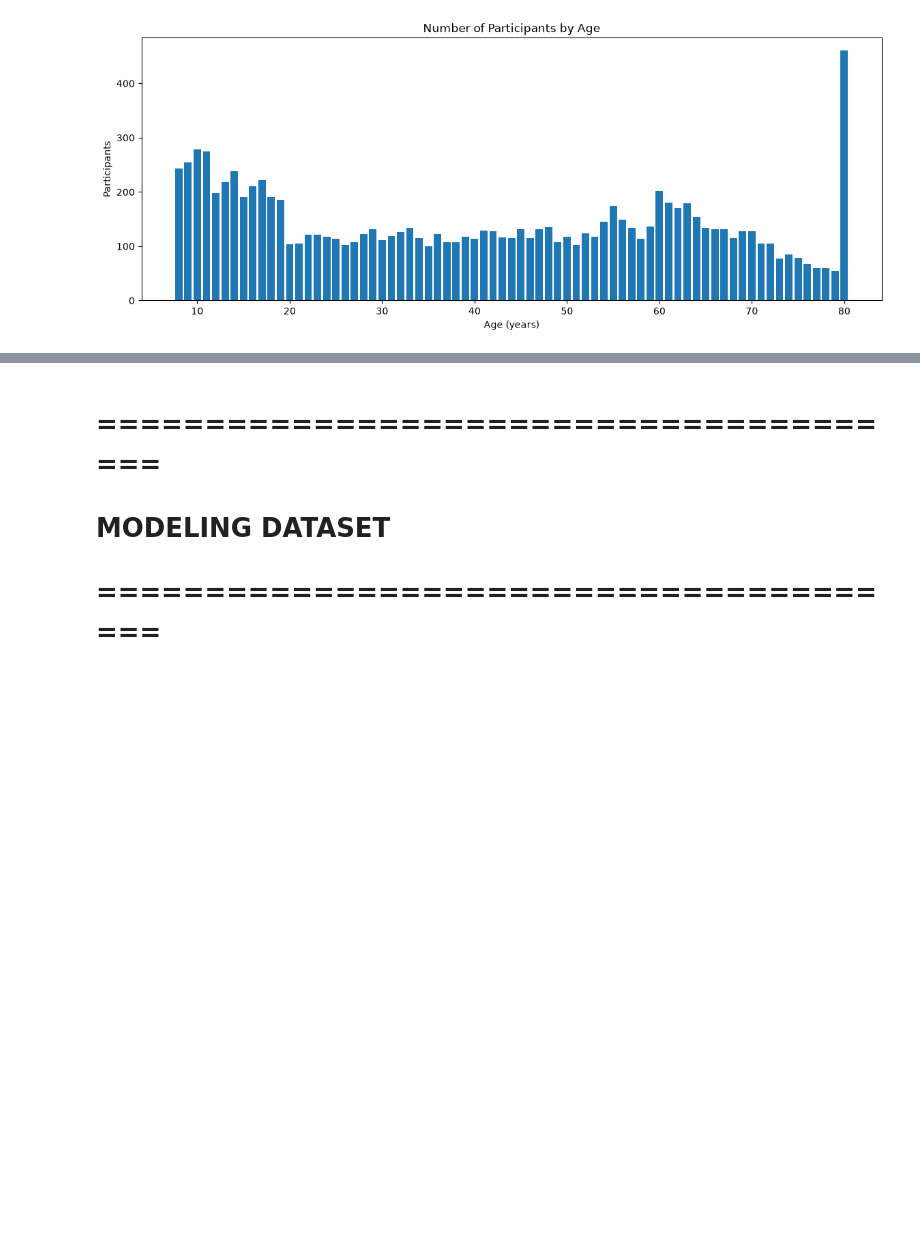
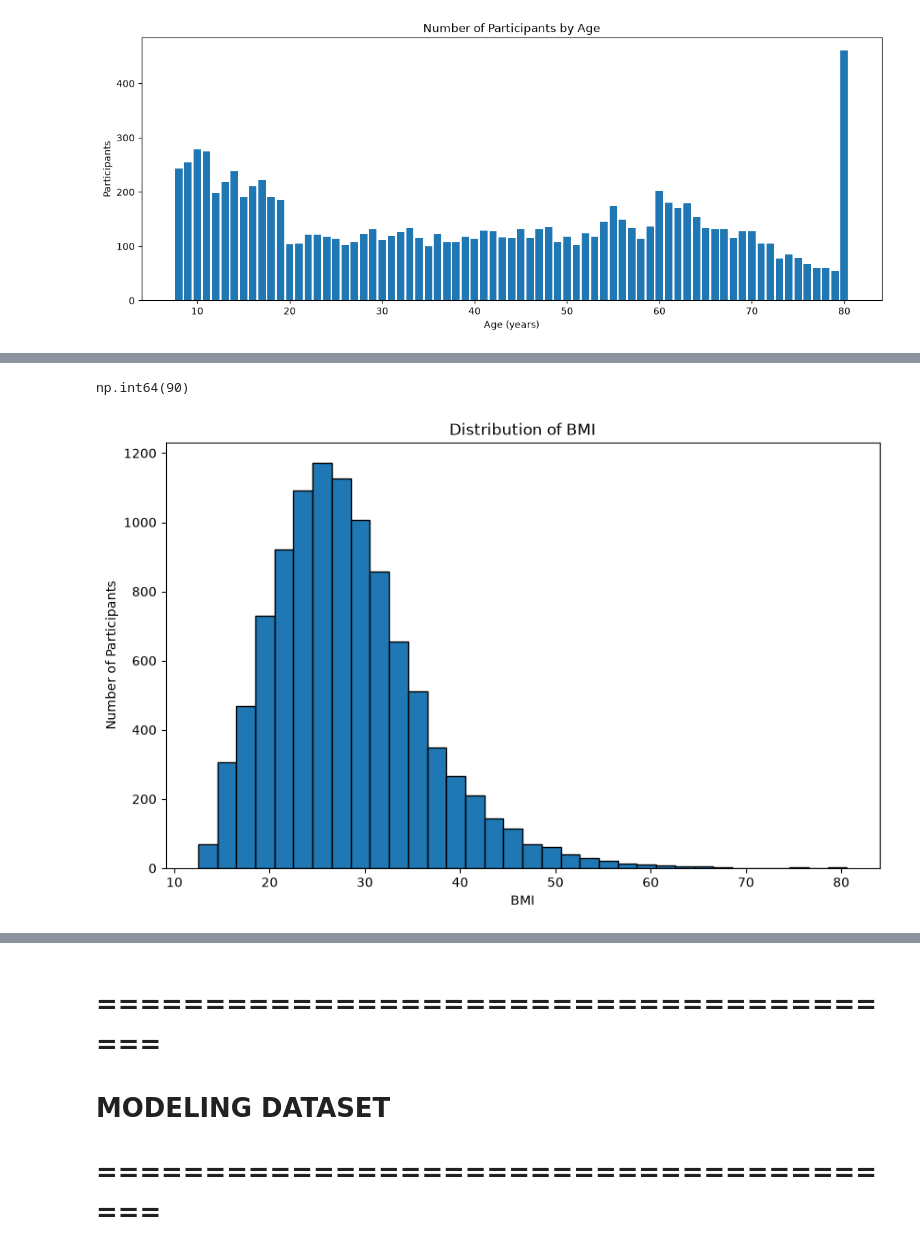
Before and after one commit to kmnguyen37/Intelligent-Blood-Presure-Risk-Assessment, a Jupyter notebook: notebook/01-project-notebook.ipynb, the cells around one changed output, grey strips where cells are left out. Drawn from its saved outputs; the diff is of its cells as text; code cells hidden in the pictures; blank space fills up the shorter version.

```diff
--- a/notebook/01-project-notebook.ipynb
+++ b/notebook/01-project-notebook.ipynb
@@ -730,0 +827,17 @@ plt.show()
+# %%
+# 2. Missing values
+
+model_training_df["BMXBMI"].isna().sum()
+# %% [output]
+np.int64(90)
+# %%
+# 3. Histogram of BMI Distribution
+
+plt.figure(figsize=(10, 6))
+plt.hist(model_training_df["BMXBMI"], bins=34, edgecolor="black")
+plt.title("Distribution of BMI")
+plt.xlabel("BMI")
+plt.ylabel("Number of Participants")
+plt.show()
+# %% [output]
+[figure, added]
```
Also changed, not shown: parts of 63 cells of this notebook, 7 other files.
